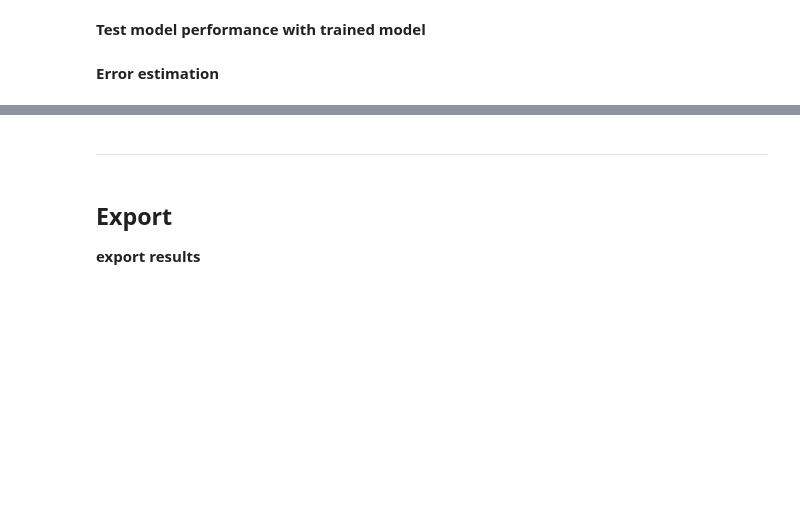
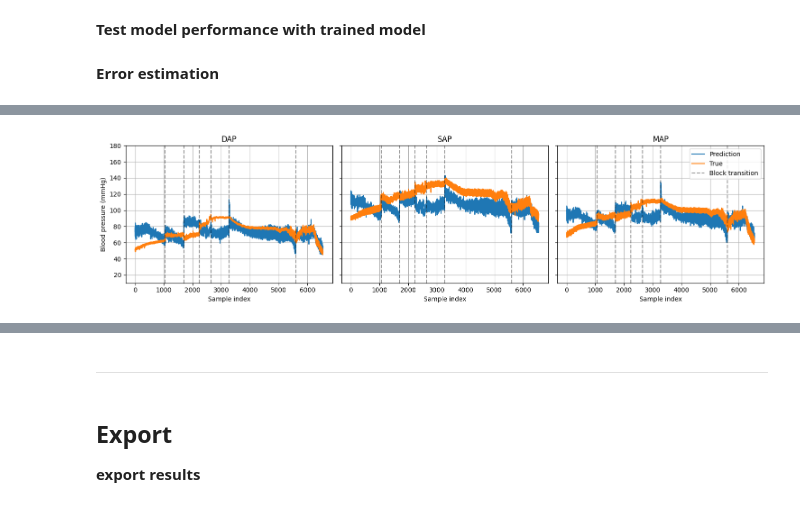
Before and after one commit to EITLabworks/In-Vivo-Data-Driven-Aortic-Pressure-Estimation-from-EIT, a Jupyter notebook: mapper_kerastuner-v5_10_20db.ipynb, the cells around one changed output, grey strips where cells are left out. Cells and saved outputs as stored; diff of their text form; code cells hidden in the pictures; blank space fills up the shorter version.

```diff
--- a/mapper_kerastuner-v5_10_20db.ipynb
+++ b/mapper_kerastuner-v5_10_20db.ipynb
@@ -214,11 +223,11 @@ def build_model(hp):
 # %%
 tuner = kt.Hyperband(
     build_model,
-    objective='val_accuracy',
+    objective="val_accuracy",
     max_epochs=50,
     factor=2,
-    directory='mapper_tuning_v5',
-    project_name='mapper_tuning_20db'
+    directory="mapper_tuning_v5",
+    project_name="mapper_tuning_20db",
 )
 # %% [output]
 Init layer i=1
@@ -373,7 +382,11 @@ sample_skip = pig_test_s_dict[pigs_test[0]]
 print(f"{sample_skip=}")
 
 X_10, y_10, clrs_pig_10 = load_augmented_example(
-    load_path, pigs_test, sample_skip=sample_skip, load_samples="downwards", shuffle=False
+    load_path,
+    pigs_test,
+    sample_skip=sample_skip,
+    load_samples="downwards",
+    shuffle=False,
 )
 # %%
 # predict EIT data of pig 10
@@ -427,27 +451,35 @@ plt.show()
 # %%
 ttl = ["DAP", "SAP", "MAP"]
-block_list=[int(bl.split("_")[1]) for bl in clrs_pig_10[:,1]]
-change_indices = np.where(np.diff(block_list) != 0)[0] +1
+block_list = [int(bl.split("_")[1]) for bl in clrs_pig_10[:, 1]]
+change_indices = np.where(np.diff(block_list) != 0)[0] + 1
 fig, axes = plt.subplots(1, 3, figsize=(15, 4), sharey=True)
 
 for i, ax in enumerate(axes):
     ax.set_title(ttl[i])
     ax.plot(Y_pred[:, i], label="Prediction")
     ax.plot(Y_true[:, i], label="True")
-    ax.set_ylim([10,180])
+    ax.set_ylim([10, 180])
     for idx, vline in enumerate(change_indices):
         if idx == 0:
-            ax.axvline(vline, color='black', linestyle='--', alpha=0.4, label="Block transition")
+            ax.axvline(
+                vline,
+                color="black",
+                linestyle="--",
+                alpha=0.4,
+                label="Block transition",
+            )
         else:
-            ax.axvline(vline, color='black', linestyle='--', alpha=0.4)
+            ax.axvline(vline, color="black", linestyle="--", alpha=0.4)
     ax.grid()
     ax.set_xlabel("Sample index")
     if i == 0:
         ax.set_ylabel("Blood pressure (mmHg)")
 
 plt.legend()
 plt.tight_layout()
-#plt.savefig(f"dap_sap_map_test_pig_0{PIG}.png", dpi=900)
+# plt.savefig(f"dap_sap_map_test_pig_0{PIG}.png", dpi=900)
 plt.show()
+# %% [output]
+[figure, added]
 # %%
 from scipy.signal import butter, filtfilt
```
Also changed, not shown: parts of 27 cells of this notebook, 7 other files.
